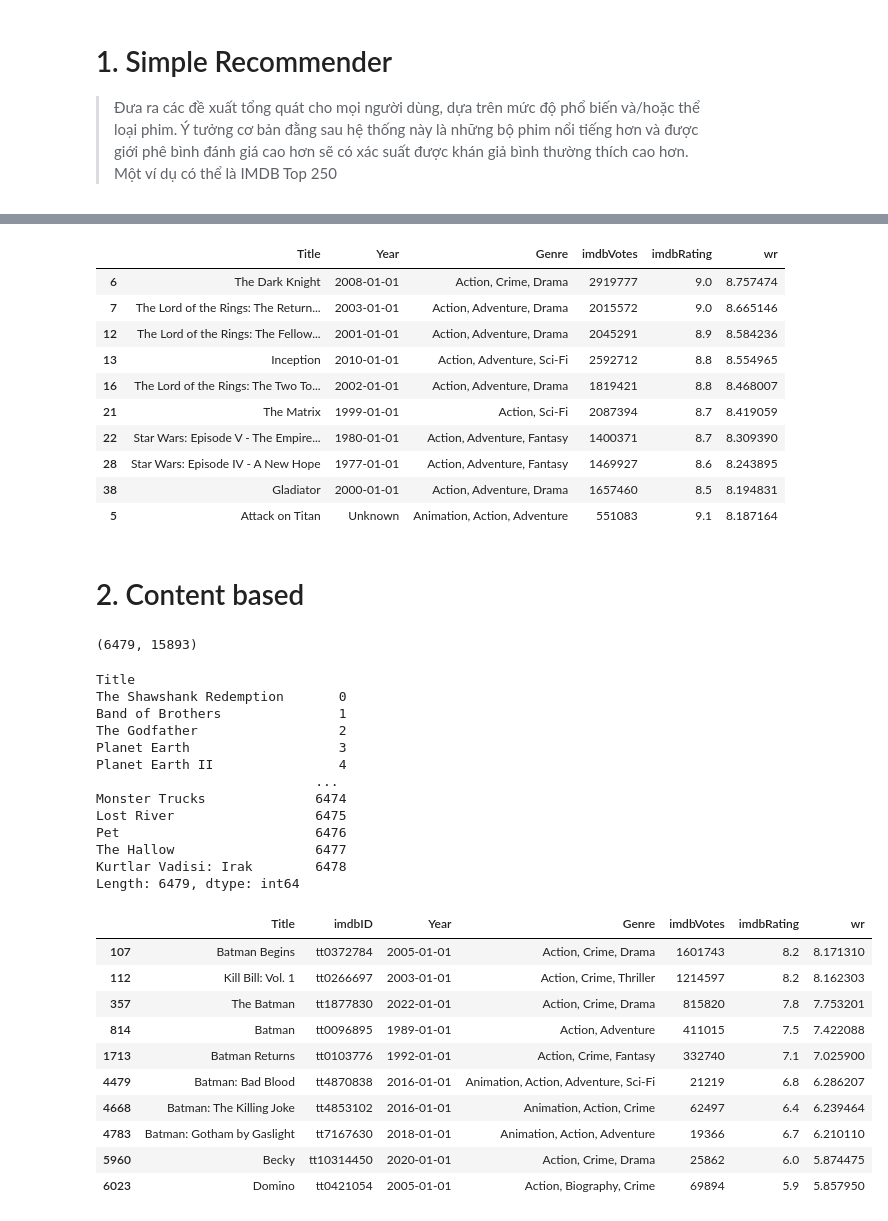
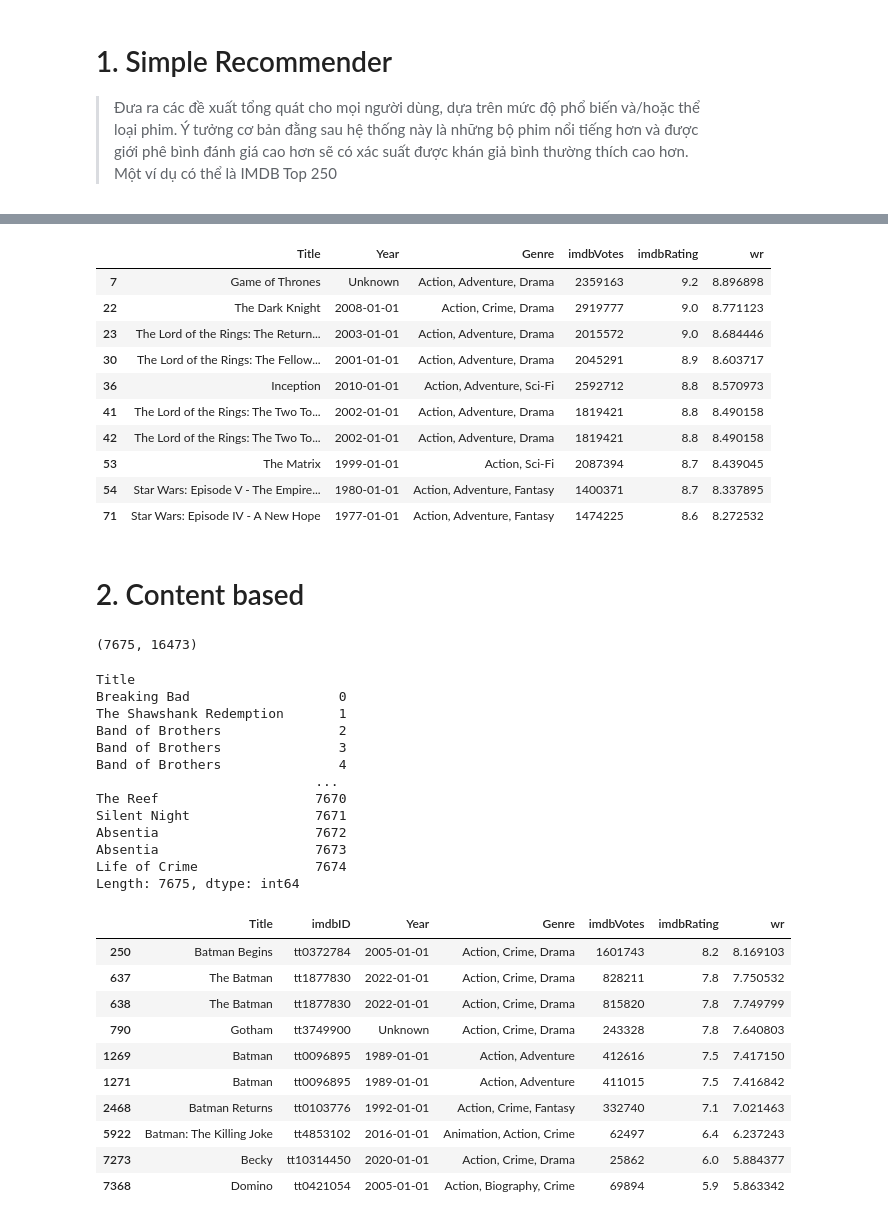
Before and after one commit to NgHoangQuan2204/Recommendation-System, a Jupyter notebook: notebooks/recommendation-system.ipynb, the cells around one changed output, grey strips where cells are left out. Saved outputs shown, nothing was run; the diff lists cells and outputs as text; code cells hidden in the pictures.

```diff
--- a/notebooks/recommendation-system.ipynb
+++ b/notebooks/recommendation-system.ipynb
@@ -6,6 +7,5 @@ from sklearn.metrics.pairwise import linear_kernel
 # %%
-df = pd.read_csv("../data/processed/movie_data_processed.csv")
-df = df.drop("Unnamed: 0", axis=1)
+df = pd.read_csv("../data/processed/movie_data_processed.csv", index_col= False)
 df["Year"] = df["Year"].fillna("Unknown")
 df.head(1)
 # %% [output]
@@ -90,16 +90,16 @@ result = build_chart(df, 'Action', percentile=0.85)
 result.head(10)
 # %% [output]
 |  | Title | Year | Genre | imdbVotes | imdbRating | wr |
-| 6 | The Dark Knight | 2008-01-01 | Action, Crime, Drama | 2919777 | 9.0 | 8.757474 |
-| 7 | The Lord of the Rings: The Return... | 2003-01-01 | Action, Adventure, Drama | 2015572 | 9.0 | 8.665146 |
-| 12 | The Lord of the Rings: The Fellow... | 2001-01-01 | Action, Adventure, Drama | 2045291 | 8.9 | 8.584236 |
-| 13 | Inception | 2010-01-01 | Action, Adventure, Sci-Fi | 2592712 | 8.8 | 8.554965 |
-| 16 | The Lord of the Rings: The Two To... | 2002-01-01 | Action, Adventure, Drama | 1819421 | 8.8 | 8.468007 |
-| 21 | The Matrix | 1999-01-01 | Action, Sci-Fi | 2087394 | 8.7 | 8.419059 |
-| 22 | Star Wars: Episode V - The Empire... | 1980-01-01 | Action, Adventure, Fantasy | 1400371 | 8.7 | 8.309390 |
-| 28 | Star Wars: Episode IV - A New Hope | 1977-01-01 | Action, Adventure, Fantasy | 1469927 | 8.6 | 8.243895 |
-| 38 | Gladiator | 2000-01-01 | Action, Adventure, Drama | 1657460 | 8.5 | 8.194831 |
-| 5 | Attack on Titan | Unknown | Animation, Action, Adventure | 551083 | 9.1 | 8.187164 |
+| 7 | Game of Thrones | Unknown | Action, Adventure, Drama | 2359163 | 9.2 | 8.896898 |
+| 22 | The Dark Knight | 2008-01-01 | Action, Crime, Drama | 2919777 | 9.0 | 8.771123 |
+| 23 | The Lord of the Rings: The Return... | 2003-01-01 | Action, Adventure, Drama | 2015572 | 9.0 | 8.684446 |
+| 30 | The Lord of the Rings: The Fellow... | 2001-01-01 | Action, Adventure, Drama | 2045291 | 8.9 | 8.603717 |
+| 36 | Inception | 2010-01-01 | Action, Adventure, Sci-Fi | 2592712 | 8.8 | 8.570973 |
+| 41 | The Lord of the Rings: The Two To... | 2002-01-01 | Action, Adventure, Drama | 1819421 | 8.8 | 8.490158 |
+| 42 | The Lord of the Rings: The Two To... | 2002-01-01 | Action, Adventure, Drama | 1819421 | 8.8 | 8.490158 |
+| 53 | The Matrix | 1999-01-01 | Action, Sci-Fi | 2087394 | 8.7 | 8.439045 |
+| 54 | Star Wars: Episode V - The Empire... | 1980-01-01 | Action, Adventure, Fantasy | 1400371 | 8.7 | 8.337895 |
+| 71 | Star Wars: Episode IV - A New Hope | 1977-01-01 | Action, Adventure, Fantasy | 1474225 | 8.6 | 8.272532 |
 # %% [markdown]
 # 2. Content based
 # %%
@@ -108,5 +108,5 @@ tfidf_matrix = tf.fit_transform(df['Plot'])
 # %%
 tfidf_matrix.shape
 # %% [output]
-(6479, 15893)
+(7675, 16473)
 # %%
@@ -121,16 +121,16 @@ indices = pd.Series(df.index, index=df['Title'])
 indices
 # %% [output]
 Title
-The Shawshank Redemption       0
-Band of Brothers               1
-The Godfather                  2
-Planet Earth                   3
-Planet Earth II                4
+Breaking Bad                   0
+The Shawshank Redemption       1
+Band of Brothers               2
+Band of Brothers               3
+Band of Brothers               4
                             ...
-Monster Trucks              6474
-Lost River                  6475
-Pet                         6476
-The Hallow                  6477
-Kurtlar Vadisi: Irak        6478
-Length: 6479, dtype: int64
+The Reef                    7670
+Silent Night                7671
+Absentia                    7672
+Absentia                    7673
+Life of Crime               7674
+Length: 7675, dtype: int64
 # %%
@@ -142,7 +142,7 @@ Length: 6479, dtype: int64
 #     movie_indices = [i[0] for i in sim_scores]
 #     return df.iloc[movie_indices][['Title', 'imdbID', 'Year', 'Genre','imdbVotes', 'imdbRating', 'wr']].sort_values(by='wr', ascending=False)
 # %%
-def get_recommendations(movie_title, similarity_scores):
+def get_content_based_recommendations(movie_title, similarity_scores):
     # Fetch index of movie based on given title
     movie_idx = indices[movie_title]
 
@@ -162,21 +162,21 @@ def get_recommendations(movie_title, similarity_scores):
 
     # Find title of these top movies and return
     return df.iloc[movie_similar_indices][['Title', 'imdbID', 'Year', 'Genre','imdbVotes', 'imdbRating', 'wr']].sort_values(by='wr', ascending=False)
-# %%
-cosine_similarity = computeCosineSimilarity(tfidf_matrix)
+# %%
+similarity = cosine_similarity(tfidf_matrix)
 # %%
-get_recommendations('The Dark Knight', cosine_similarity)
+get_content_based_recommendations('The Dark Knight', similarity)
 # %% [output]
 |  | Title | imdbID | Year | Genre | imdbVotes | imdbRating | wr |
-| 107 | Batman Begins | tt0372784 | 2005-01-01 | Action, Crime, Drama | 1601743 | 8.2 | 8.171310 |
-| 112 | Kill Bill: Vol. 1 | tt0266697 | 2003-01-01 | Action, Crime, Thriller | 1214597 | 8.2 | 8.162303 |
-| 357 | The Batman | tt1877830 | 2022-01-01 | Action, Crime, Drama | 815820 | 7.8 | 7.753201 |
-| 814 | Batman | tt0096895 | 1989-01-01 | Action, Adventure | 411015 | 7.5 | 7.422088 |
-| 1713 | Batman Returns | tt0103776 | 1992-01-01 | Action, Crime, Fantasy | 332740 | 7.1 | 7.025900 |
-| 4479 | Batman: Bad Blood | tt4870838 | 2016-01-01 | Animation, Action, Adventure, Sci-Fi | 21219 | 6.8 | 6.286207 |
-| 4668 | Batman: The Killing Joke | tt4853102 | 2016-01-01 | Animation, Action, Crime | 62497 | 6.4 | 6.239464 |
-| 4783 | Batman: Gotham by Gaslight | tt7167630 | 2018-01-01 | Animation, Action, Adventure | 19366 | 6.7 | 6.210110 |
-| 5960 | Becky | tt10314450 | 2020-01-01 | Action, Crime, Drama | 25862 | 6.0 | 5.874475 |
-| 6023 | Domino | tt0421054 | 2005-01-01 | Action, Biography, Crime | 69894 | 5.9 | 5.857950 |
+| 250 | Batman Begins | tt0372784 | 2005-01-01 | Action, Crime, Drama | 1601743 | 8.2 | 8.169103 |
+| 637 | The Batman | tt1877830 | 2022-01-01 | Action, Crime, Drama | 828211 | 7.8 | 7.750532 |
+| 638 | The Batman | tt1877830 | 2022-01-01 | Action, Crime, Drama | 815820 | 7.8 | 7.749799 |
+| 790 | Gotham | tt3749900 | Unknown | Action, Crime, Drama | 243328 | 7.8 | 7.640803 |
+| 1269 | Batman | tt0096895 | 1989-01-01 | Action, Adventure | 412616 | 7.5 | 7.417150 |
+| 1271 | Batman | tt0096895 | 1989-01-01 | Action, Adventure | 411015 | 7.5 | 7.416842 |
+| 2468 | Batman Returns | tt0103776 | 1992-01-01 | Action, Crime, Fantasy | 332740 | 7.1 | 7.021463 |
+| 5922 | Batman: The Killing Joke | tt4853102 | 2016-01-01 | Animation, Action, Crime | 62497 | 6.4 | 6.237243 |
+| 7273 | Becky | tt10314450 | 2020-01-01 | Action, Crime, Drama | 25862 | 6.0 | 5.884377 |
+| 7368 | Domino | tt0421054 | 2005-01-01 | Action, Biography, Crime | 69894 | 5.9 | 5.863342 |
 # %%
 tags_df = pd.read_csv('../data/processed/tags_processed.csv')
```
Also changed, not shown: parts of 27 cells of this notebook, 5 other files.
